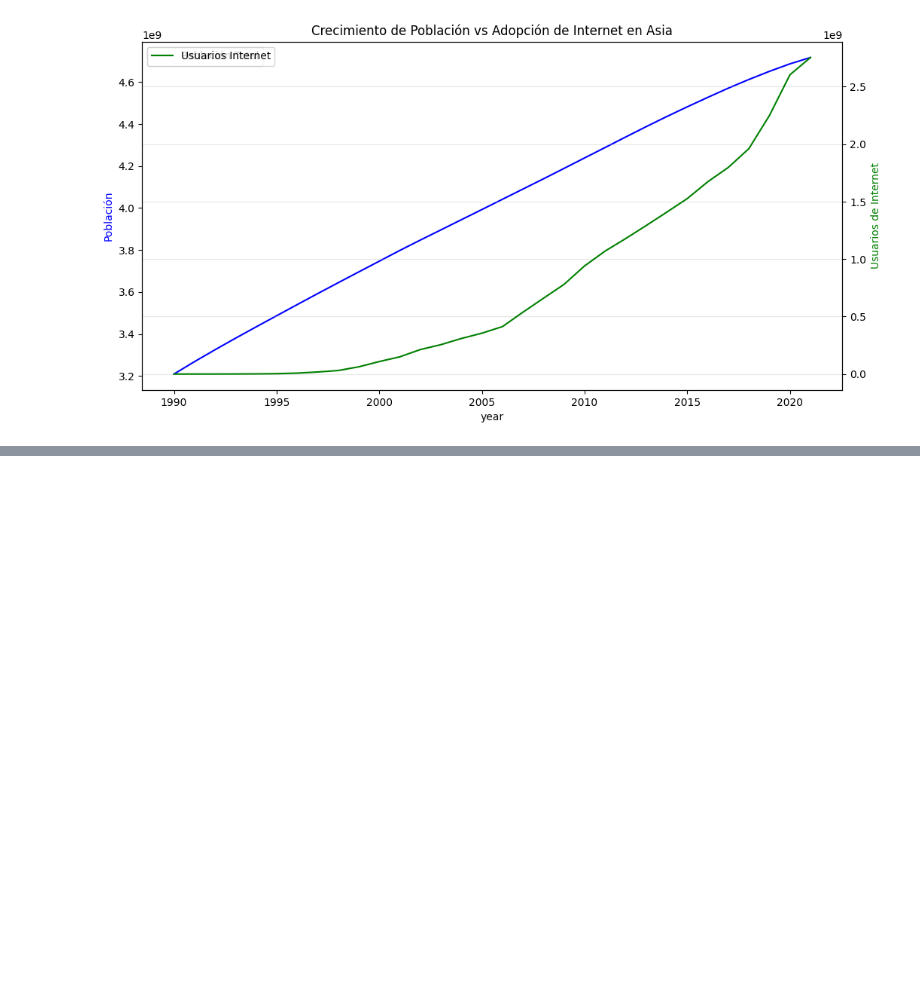
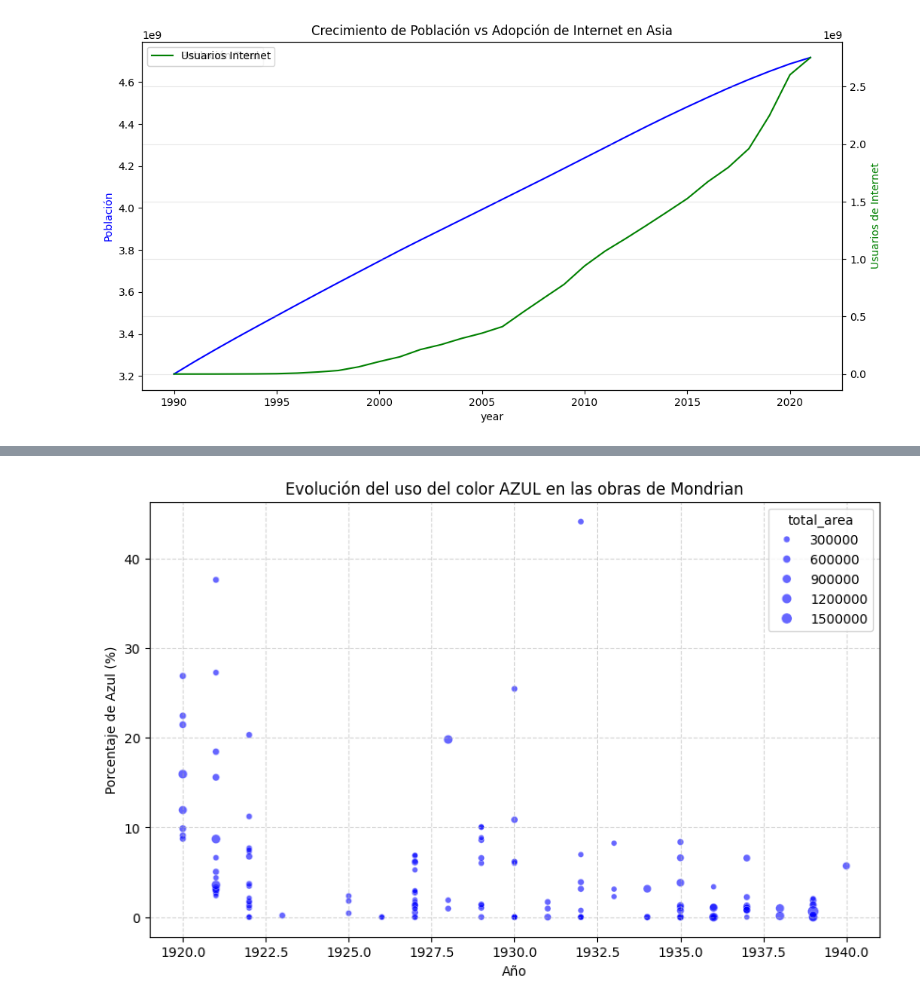
Before and after one commit to MartinezOrtizEduardoAntonio/mineria_de_datos, a Jupyter notebook: untitled1.ipynb, the cells around one changed output, grey strips where cells are left out. Cells and saved outputs as stored; diff of their text form; code cells hidden in the pictures; blank space fills up the shorter version.

```diff
--- a/untitled1.ipynb
+++ b/untitled1.ipynb
@@ -774,0 +865,41 @@ plt.show()
+# %%
+import pandas as pd
+import matplotlib.pyplot as plt
+import seaborn as sns
+
+# 1. Calcular el área total de cada pintura
+painting_info['total_area'] = painting_info['width'] * painting_info['height']
+
+# 2. Calcular el área de cada "feature"
+features['feature_area'] = features['width'] * features['height']
+
+def get_color_percentage(color_name):
+    # a. Filtrar por color
+    color_df = features[features['color'] == color_name]
+
+    # b. Agrupar por painting_id y sumar las áreas de ese color
+    color_areas = color_df.groupby('painting_id')['feature_area'].sum().reset_index()
+    color_areas.columns = ['painting_id', f'{color_name}_area']
+
+    # c. Unir con painting_info
+    merged = pd.merge(painting_info, color_areas, on='painting_id', how='left')
+
+    # d. Llenar con 0 las pinturas que no tienen ese color
+    merged[f'{color_name}_area'] = merged[f'{color_name}_area'].fillna(0)
+
+    # e. Calcular el porcentaje del color respecto al total de la obra
+    merged[f'pct_{color_name}'] = (merged[f'{color_name}_area'] / merged['total_area']) * 100
+    return merged
+
+# Ejecutar para el Azul como ejemplo inicial
+df_azul = get_color_percentage('blue')
+# %%
+plt.figure(figsize=(10, 6))
+sns.scatterplot(data=df_azul, x='year', y='pct_blue', size='total_area', alpha=0.6, color='blue')
+plt.title('Evolución del uso del color AZUL en las obras de Mondrian')
+plt.xlabel('Año')
+plt.ylabel('Porcentaje de Azul (%)')
+plt.grid(True, linestyle='--', alpha=0.5)
+plt.show()
+# %% [output]
+[figure, added]
```
Also changed, not shown: parts of 9 cells of this notebook.
